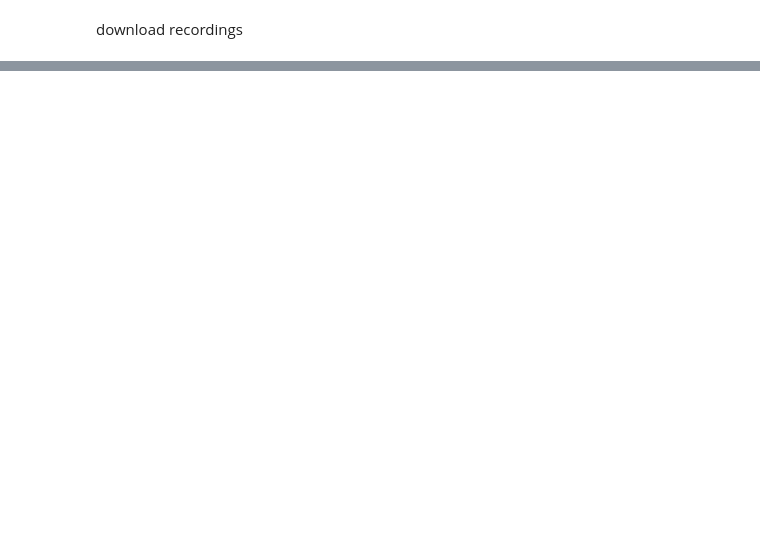
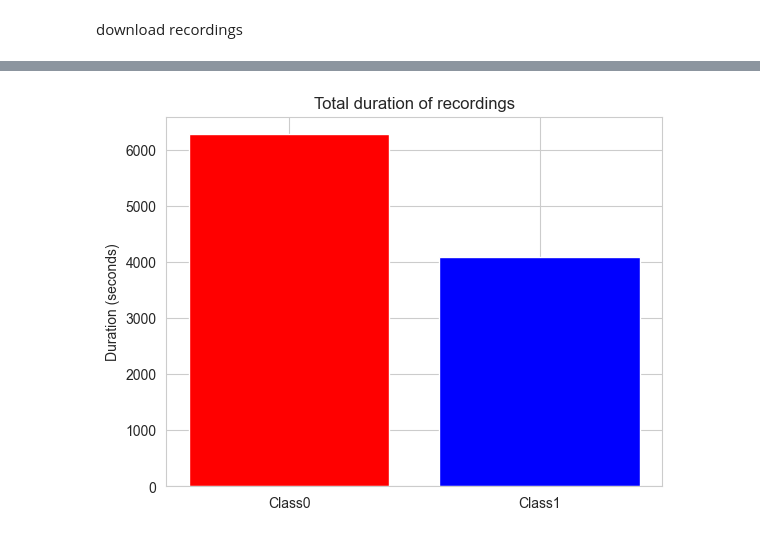
Before and after one commit to rybaks72/IML_Voice_Recognition, a Jupyter notebook: exploratory_data_analysis/raw_data_analysis.ipynb, the cells around one changed output, grey strips where cells are left out. Cells and saved outputs as stored; diff of their text form; code cells hidden in the pictures; blank space fills up the shorter version.

```diff
--- a/exploratory_data_analysis/raw_data_analysis.ipynb
+++ b/exploratory_data_analysis/raw_data_analysis.ipynb
@@ -192,0 +87,11 @@ NameError: name 'class1_speakers' is not defined
+# %%
+# cumulative length of recordings in class1, in class0  barplot
+total_len_class0 = sum(recording_lengths_class0)
+total_len_class1 = sum(recording_lengths_class1)
+
+plt.bar(["Class0", "Class1"], [total_len_class0, total_len_class1], color=["red", "blue"])
+plt.title("Total duration of recordings")
+plt.ylabel("Duration (seconds)")
+plt.show()
+# %% [output]
+[figure, added]
```
Also changed, not shown: parts of 37 cells of this notebook.
